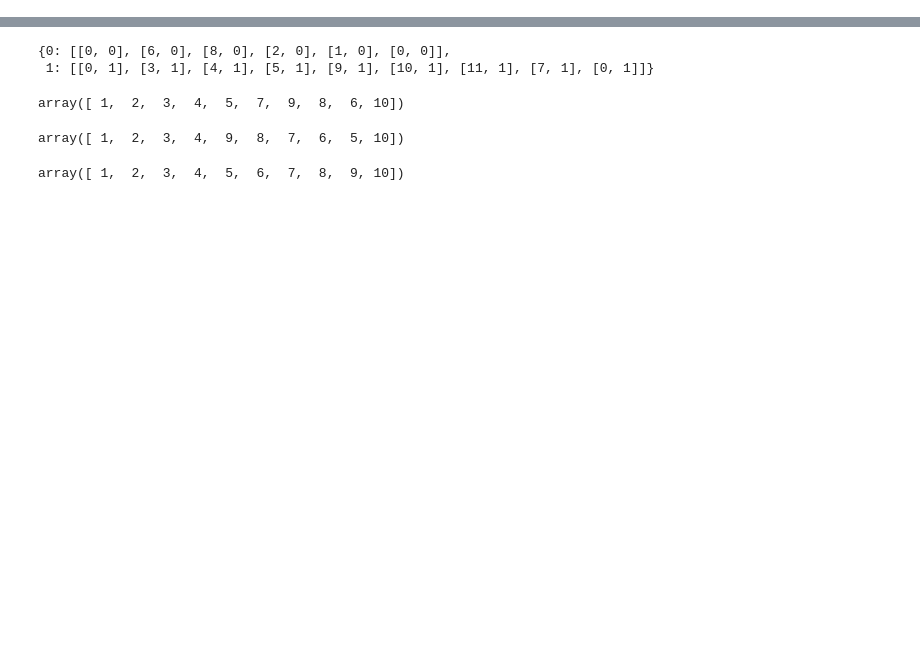
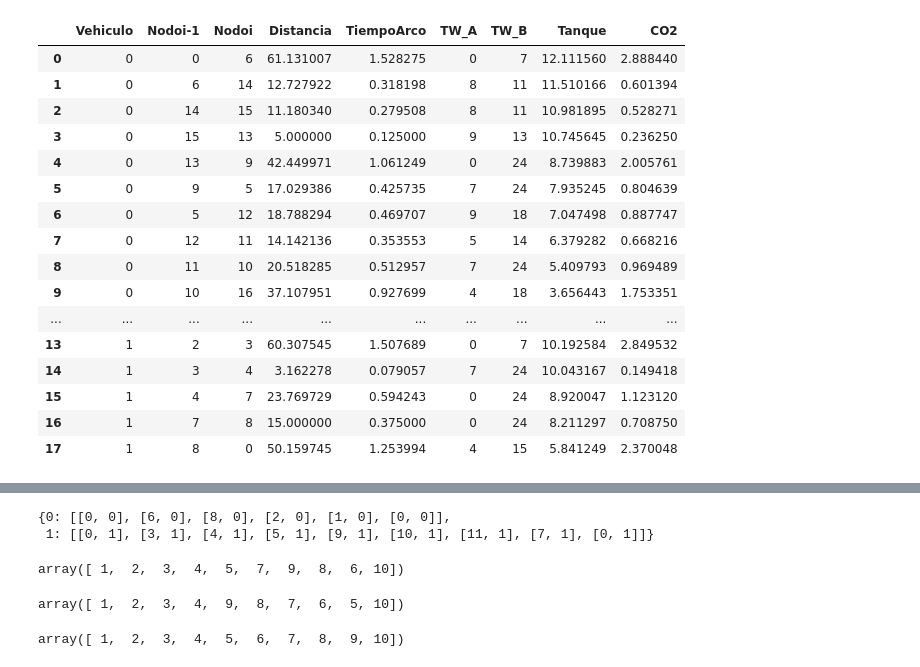
Before and after one commit to JoseLuisBarba/vegsa, a Jupyter notebook: main2.ipynb, the cells around one changed output, grey strips where cells are left out. Cells and saved outputs as stored; diff of their text form; code cells hidden in the pictures; blank space fills up the shorter version.

```diff
--- a/main2.ipynb
+++ b/main2.ipynb
@@ -81,0 +135,20 @@ draw_graph(r)
+# %%
+df
+# %% [output]
+|  | Vehiculo | Nodoi-1 | Nodoi | Distancia | TiempoArco | TW_A | TW_B | Tanque | CO2 |
+| 0 | 0 | 0 | 6 | 61.131007 | 1.528275 | 0 | 7 | 12.111560 | 2.888440 |
+| 1 | 0 | 6 | 14 | 12.727922 | 0.318198 | 8 | 11 | 11.510166 | 0.601394 |
+| 2 | 0 | 14 | 15 | 11.180340 | 0.279508 | 8 | 11 | 10.981895 | 0.528271 |
+| 3 | 0 | 15 | 13 | 5.000000 | 0.125000 | 9 | 13 | 10.745645 | 0.236250 |
+| 4 | 0 | 13 | 9 | 42.449971 | 1.061249 | 0 | 24 | 8.739883 | 2.005761 |
+| 5 | 0 | 9 | 5 | 17.029386 | 0.425735 | 7 | 24 | 7.935245 | 0.804639 |
+| 6 | 0 | 5 | 12 | 18.788294 | 0.469707 | 9 | 18 | 7.047498 | 0.887747 |
+| 7 | 0 | 12 | 11 | 14.142136 | 0.353553 | 5 | 14 | 6.379282 | 0.668216 |
+| 8 | 0 | 11 | 10 | 20.518285 | 0.512957 | 7 | 24 | 5.409793 | 0.969489 |
+| 9 | 0 | 10 | 16 | 37.107951 | 0.927699 | 4 | 18 | 3.656443 | 1.753351 |
+| ... | ... | ... | ... | ... | ... | ... | ... | ... | ... |
+| 13 | 1 | 2 | 3 | 60.307545 | 1.507689 | 0 | 7 | 10.192584 | 2.849532 |
+| 14 | 1 | 3 | 4 | 3.162278 | 0.079057 | 7 | 24 | 10.043167 | 0.149418 |
+| 15 | 1 | 4 | 7 | 23.769729 | 0.594243 | 0 | 24 | 8.920047 | 1.123120 |
+| 16 | 1 | 7 | 8 | 15.000000 | 0.375000 | 0 | 24 | 8.211297 | 0.708750 |
+| 17 | 1 | 8 | 0 | 50.159745 | 1.253994 | 4 | 15 | 5.841249 | 2.370048 |
```
Also changed, not shown: parts of 25 cells of this notebook, 10 other files.
